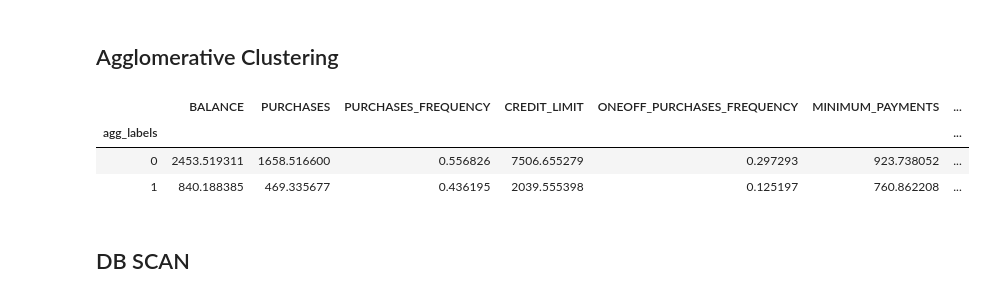
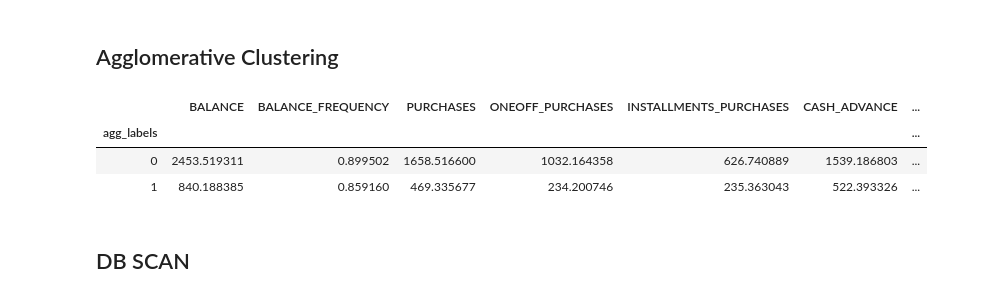
Before and after one commit to momoftw/FTW3-Day7, a Jupyter notebook: CreditCard_Clustering.ipynb, the cells around one changed output. Saved outputs shown, nothing was run; the diff lists cells and outputs as text; code cells hidden in the pictures.

```diff
--- a/CreditCard_Clustering.ipynb
+++ b/CreditCard_Clustering.ipynb
@@ -177,19 +178,20 @@ agglabels = agc.labels_
 clustered_data['agg_labels'] = agglabels
 # %%
 agg_mean = clustered_data.groupby(by='agg_labels').mean()
-agg_mean = agg_mean[['BALANCE', 'PURCHASES', 'PURCHASES_FREQUENCY','CREDIT_LIMIT',
-                               'ONEOFF_PURCHASES_FREQUENCY','MINIMUM_PAYMENTS','PRC_FULL_PAYMENT',
-                               'PAYMENTS']]
+agg_mean = agg_mean[['BALANCE', 'BALANCE_FREQUENCY', 'PURCHASES', 'ONEOFF_PURCHASES', 'INSTALLMENTS_PURCHASES',
+ 'CASH_ADVANCE', 'PURCHASES_FREQUENCY', 'ONEOFF_PURCHASES_FREQUENCY', 'PURCHASES_INSTALLMENTS_FREQUENCY',
+ 'CASH_ADVANCE_FREQUENCY', 'CASH_ADVANCE_TRX', 'PURCHASES_TRX', 'CREDIT_LIMIT', 'PAYMENTS',
+ 'MINIMUM_PAYMENTS', 'PRC_FULL_PAYMENT', 'TENURE']]
 agg_data = agg_mean
 
 agg_count = clustered_data.set_index(["BALANCE", "agg_labels"]).count(level="agg_labels")
-agg_count['agg_count']= agg_count['BALANCE_FREQUENCY']
+agg_data['agg_count']= agg_count['BALANCE_FREQUENCY']
 agg_data
 # %% [output]
-|  | BALANCE | PURCHASES | PURCHASES_FREQUENCY | CREDIT_LIMIT | ONEOFF_PURCHASES_FREQUENCY | MINIMUM_PAYMENTS | ... |
+|  | BALANCE | BALANCE_FREQUENCY | PURCHASES | ONEOFF_PURCHASES | INSTALLMENTS_PURCHASES | CASH_ADVANCE | ... |
 | agg_labels |  |  |  |  |  |  | ... |
-| 0 | 2453.519311 | 1658.516600 | 0.556826 | 7506.655279 | 0.297293 | 923.738052 | ... |
-| 1 | 840.188385 | 469.335677 | 0.436195 | 2039.555398 | 0.125197 | 760.862208 | ... |
+| 0 | 2453.519311 | 0.899502 | 1658.516600 | 1032.164358 | 626.740889 | 1539.186803 | ... |
+| 1 | 840.188385 | 0.859160 | 469.335677 | 234.200746 | 235.363043 | 522.393326 | ... |
 # %% [markdown]
 ## DB SCAN
 # %%
```
Also changed, not shown: parts of 4 cells of this notebook, 1 other file.
